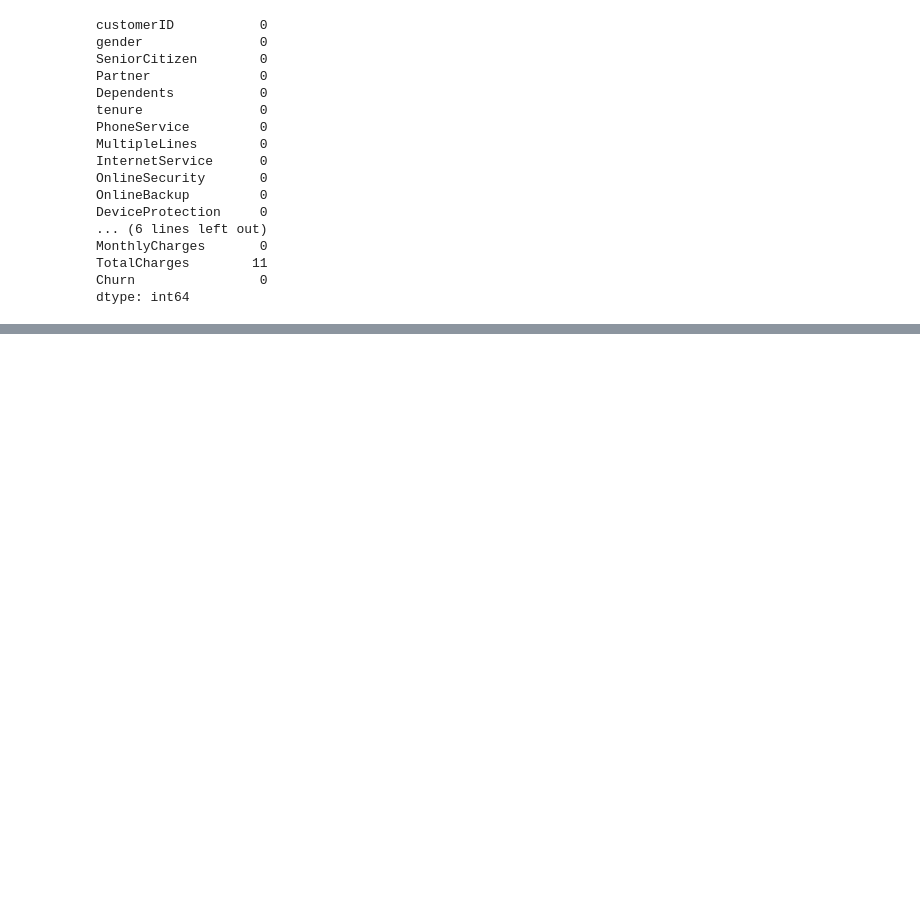
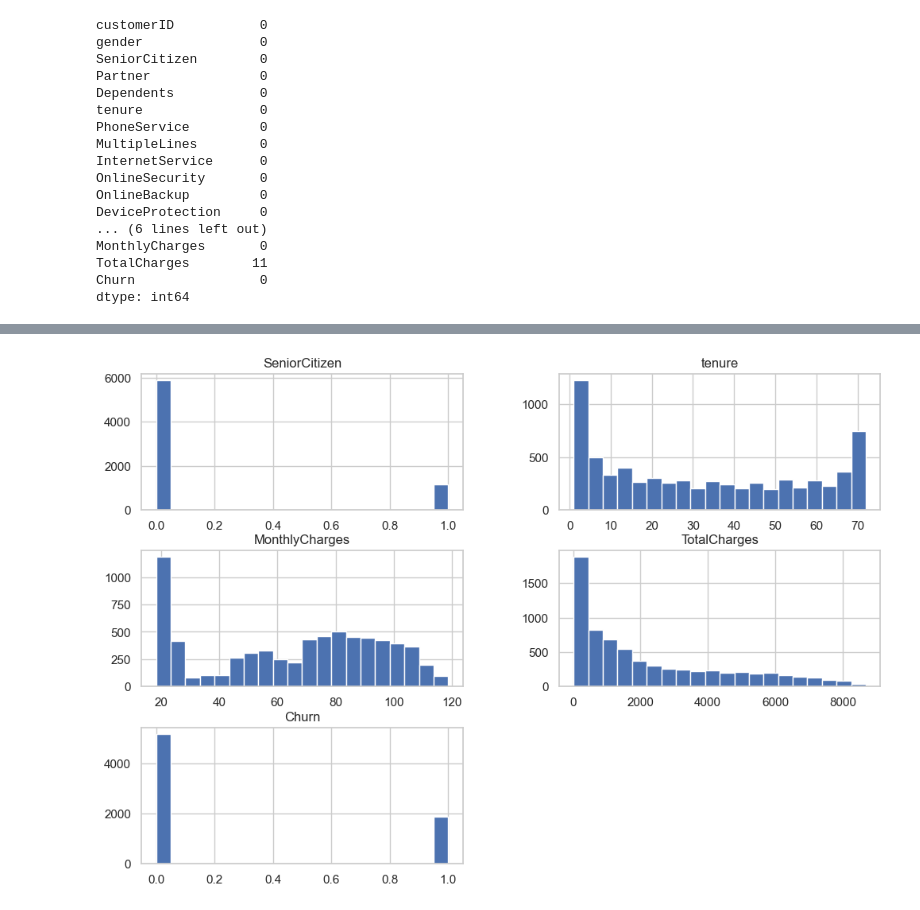
Before and after one commit to daneetjie/CYO_project, a Jupyter notebook: data_exploration_and_cleaning.ipynb, the cells around one changed output, grey strips where cells are left out. Cells and saved outputs as stored; diff of their text form; code cells hidden in the pictures; blank space fills up the shorter version.

```diff
--- a/data_exploration_and_cleaning.ipynb
+++ b/data_exploration_and_cleaning.ipynb
@@ -88,0 +95,5 @@ df["Churn"] = df["Churn"].map({"Yes": 1, "No": 0})
+# %%
+df.hist(bins=20, figsize=(12,8))
+plt.show()
+# %% [output]
+[figure, added]
```
Also changed, not shown: parts of 1 cell of this notebook.
